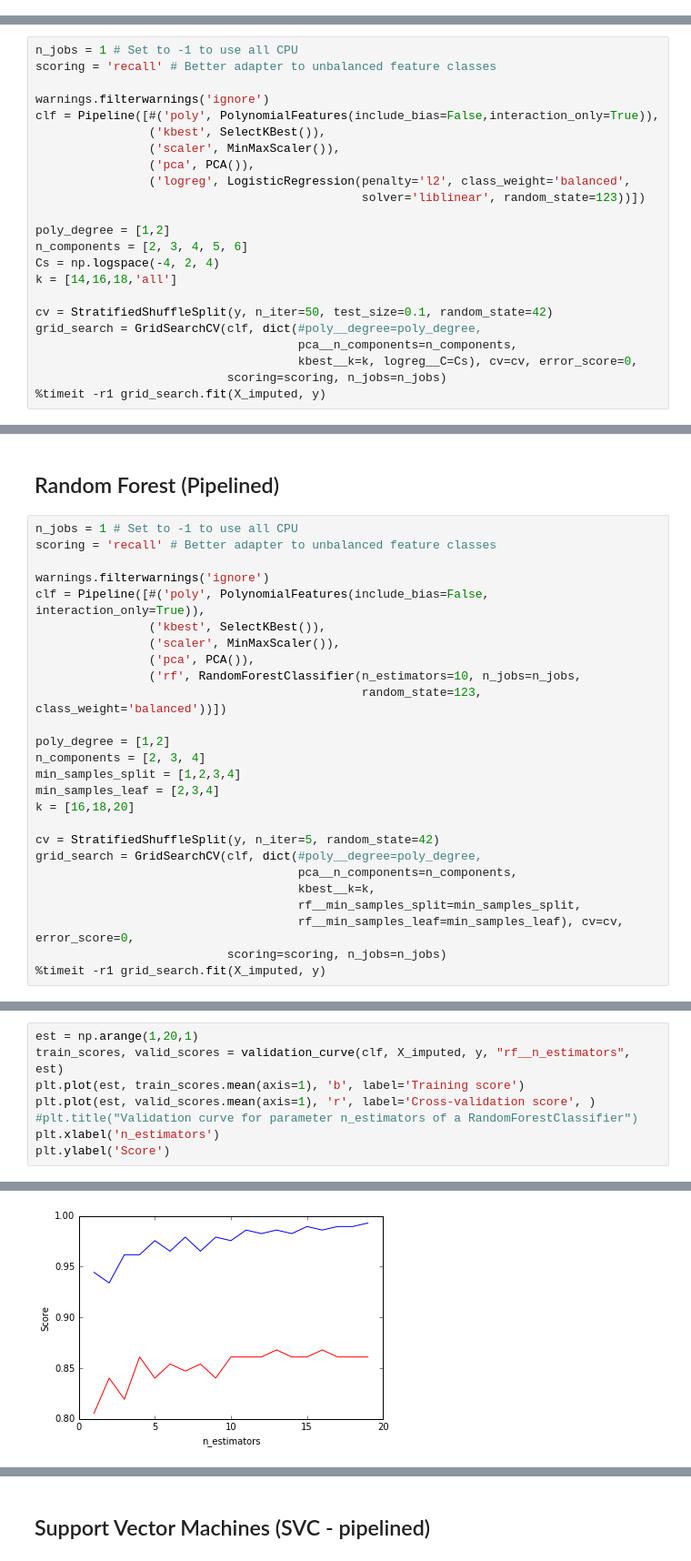
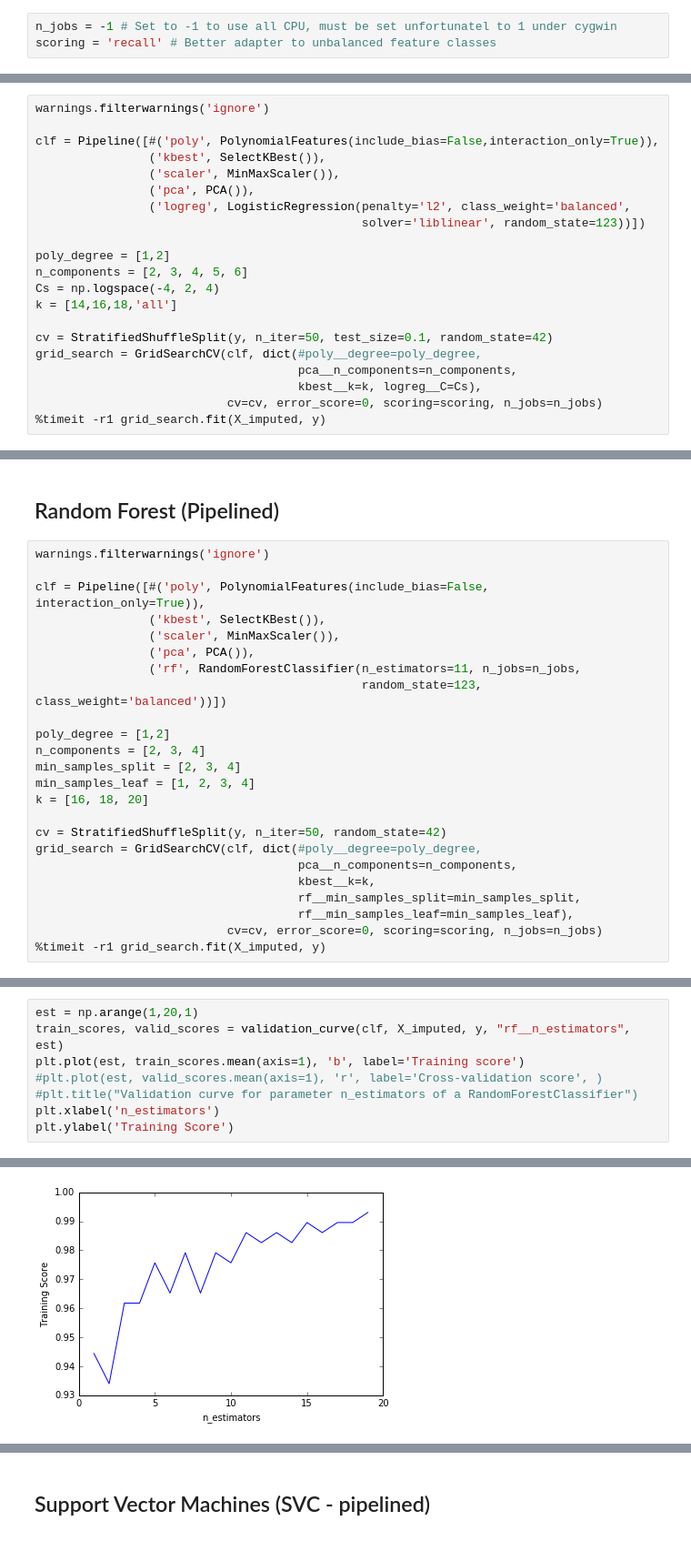
Before and after one commit to ihkihk/datan, a Jupyter notebook: p5_enron/p5_enron.ipynb, the cells around one changed output, grey strips where cells are left out. Shown at 91% size. Drawn from its saved outputs; the diff is of its cells as text.

```diff
--- a/p5_enron/p5_enron.ipynb
+++ b/p5_enron/p5_enron.ipynb
@@ -460,3 +465,6 @@ def print_clf_scores(clf, n_iter=1000):
+# %%
+n_jobs = -1 # Set to -1 to use all CPU, must be set unfortunatel to 1 under cygwin
+scoring = 'recall' # Better adapter to unbalanced feature classes
 # %% [markdown]
 ## Logistic Regression (pipelined)
 # %%
@@ -464,10 +472,8 @@ print X_imputed.shape
 # %% [output]
 (144, 20)
 # %%
-n_jobs = 1 # Set to -1 to use all CPU
-scoring = 'recall' # Better adapter to unbalanced feature classes
+warnings.filterwarnings('ignore')
 
-warnings.filterwarnings('ignore')
 clf = Pipeline([#('poly', PolynomialFeatures(include_bias=False,interaction_only=True)),
                 ('kbest', SelectKBest()),
                 ('scaler', MinMaxScaler()),
@@ -483,7 +489,7 @@ k = [14,16,18,'all']
 cv = StratifiedShuffleSplit(y, n_iter=50, test_size=0.1, random_state=42)
 grid_search = GridSearchCV(clf, dict(#poly__degree=poly_degree,
                                      pca__n_components=n_components,
-                                     kbest__k=k, logreg__C=Cs), cv=cv, error_score=0,
-                           scoring=scoring, n_jobs=n_jobs)
+                                     kbest__k=k, logreg__C=Cs),
+                           cv=cv, error_score=0, scoring=scoring, n_jobs=n_jobs)
 %timeit -r1 grid_search.fit(X_imputed, y)
 # %% [output]
@@ -550,29 +556,27 @@ plot_roc_curve(grid_search.best_estimator_, "LogisticRegression Pipeline", "logr
 # %% [markdown]
 ## Random Forest (Pipelined)
 # %%
-n_jobs = 1 # Set to -1 to use all CPU
-scoring = 'recall' # Better adapter to unbalanced feature classes
+warnings.filterwarnings('ignore')
 
-warnings.filterwarnings('ignore')
 clf = Pipeline([#('poly', PolynomialFeatures(include_bias=False, interaction_only=True)),
                 ('kbest', SelectKBest()),
                 ('scaler', MinMaxScaler()),
                 ('pca', PCA()),
-                ('rf', RandomForestClassifier(n_estimators=10, n_jobs=n_jobs,
+                ('rf', RandomForestClassifier(n_estimators=11, n_jobs=n_jobs,
                                               random_state=123, class_weight='balanced'))])
 
 poly_degree = [1,2]
 n_components = [2, 3, 4]
-min_samples_split = [1,2,3,4]
-min_samples_leaf = [2,3,4]
-k = [16,18,20]
+min_samples_split = [2, 3, 4]
+min_samples_leaf = [1, 2, 3, 4]
+k = [16, 18, 20]
 
-cv = StratifiedShuffleSplit(y, n_iter=5, random_state=42)
+cv = StratifiedShuffleSplit(y, n_iter=50, random_state=42)
 grid_search = GridSearchCV(clf, dict(#poly__degree=poly_degree,
                                      pca__n_components=n_components,
                                      kbest__k=k,
                                      rf__min_samples_split=min_samples_split,
-                                     rf__min_samples_leaf=min_samples_leaf), cv=cv, error_score=0,
-                           scoring=scoring, n_jobs=n_jobs)
+                                     rf__min_samples_leaf=min_samples_leaf),
+                           cv=cv, error_score=0, scoring=scoring, n_jobs=n_jobs)
 %timeit -r1 grid_search.fit(X_imputed, y)
 # %% [output]
@@ -580,14 +584,14 @@ grid_search = GridSearchCV(clf, dict(#poly__degree=poly_degree,
 # %%
 est = np.arange(1,20,1)
 train_scores, valid_scores = validation_curve(clf, X_imputed, y, "rf__n_estimators", est)
 plt.plot(est, train_scores.mean(axis=1), 'b', label='Training score')
-plt.plot(est, valid_scores.mean(axis=1), 'r', label='Cross-validation score', )
+#plt.plot(est, valid_scores.mean(axis=1), 'r', label='Cross-validation score', )
 #plt.title("Validation curve for parameter n_estimators of a RandomForestClassifier")
 plt.xlabel('n_estimators')
-plt.ylabel('Score')
+plt.ylabel('Training Score')
 # %% [output]
 <matplotlib.text.Text at 0x...>
-[figure, old version]
+[figure, new version]
 # %%
 print "Best score achieved by GridSearch: ", grid_search.best_score_
 print "Best parameters found by GridSearch:"
```
Also changed, not shown: parts of 15 cells of this notebook.
